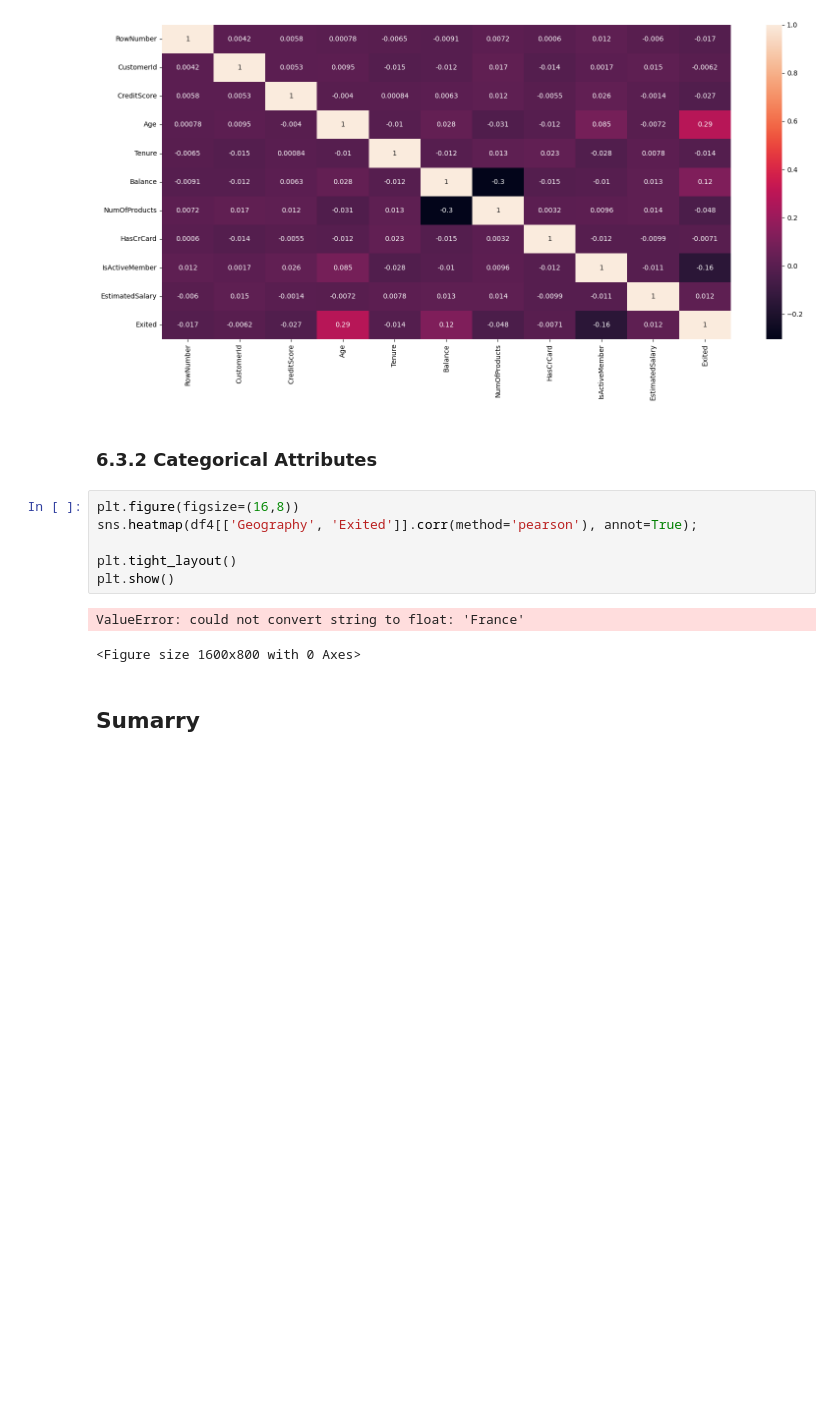
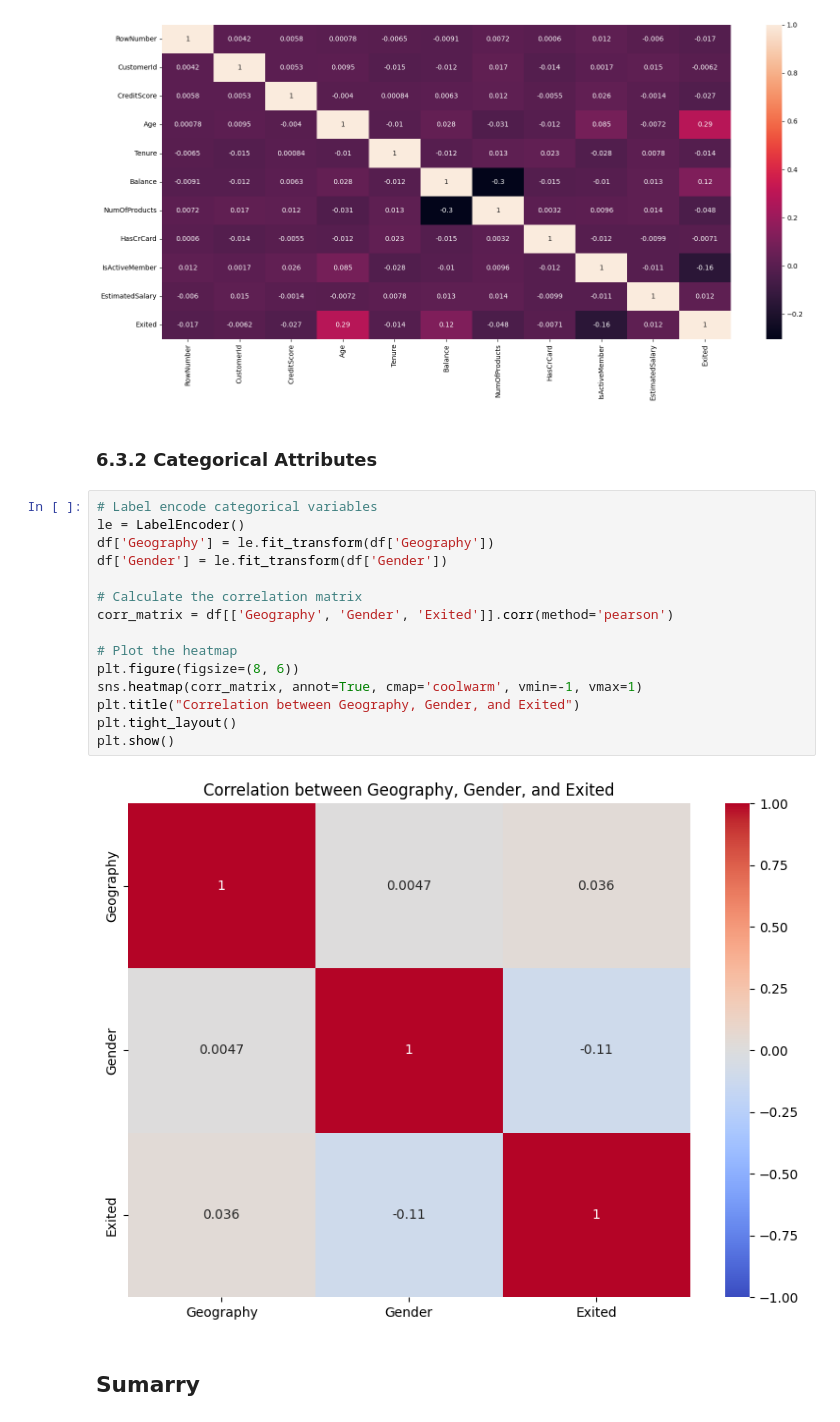
Before and after one commit to felipevalory/Churn_Bank, a Jupyter notebook: index.ipynb, the cells around one changed output. Saved outputs shown, nothing was run; the diff lists cells and outputs as text; blank space fills up the shorter version.

```diff
--- a/index.ipynb
+++ b/index.ipynb
@@ -407,15 +419,23 @@ plt.show()
 [figure]
 # %% [markdown]
 ### 6.3.2 Categorical Attributes
-# %%
-plt.figure(figsize=(16,8))
-sns.heatmap(df4[['Geography', 'Exited']].corr(method='pearson'), annot=True);
-
-plt.tight_layout()
-plt.show()
-# %% [output]
-ValueError: could not convert string to float: 'France'
-<Figure size 1600x800 with 0 Axes>
+# %%
+# Label encode categorical variables
+le = LabelEncoder()
+df['Geography'] = le.fit_transform(df['Geography'])
+df['Gender'] = le.fit_transform(df['Gender'])
+
+# Calculate the correlation matrix
+corr_matrix = df[['Geography', 'Gender', 'Exited']].corr(method='pearson')
+
+# Plot the heatmap
+plt.figure(figsize=(8, 6))
+sns.heatmap(corr_matrix, annot=True, cmap='coolwarm', vmin=-1, vmax=1)
+plt.title("Correlation between Geography, Gender, and Exited")
+plt.tight_layout()
+plt.show()
+# %% [output]
+[figure, added]
 # %% [markdown]
 ## **Sumarry**
 # %%
```
Also changed, not shown: parts of 7 cells of this notebook, 7 other files.
